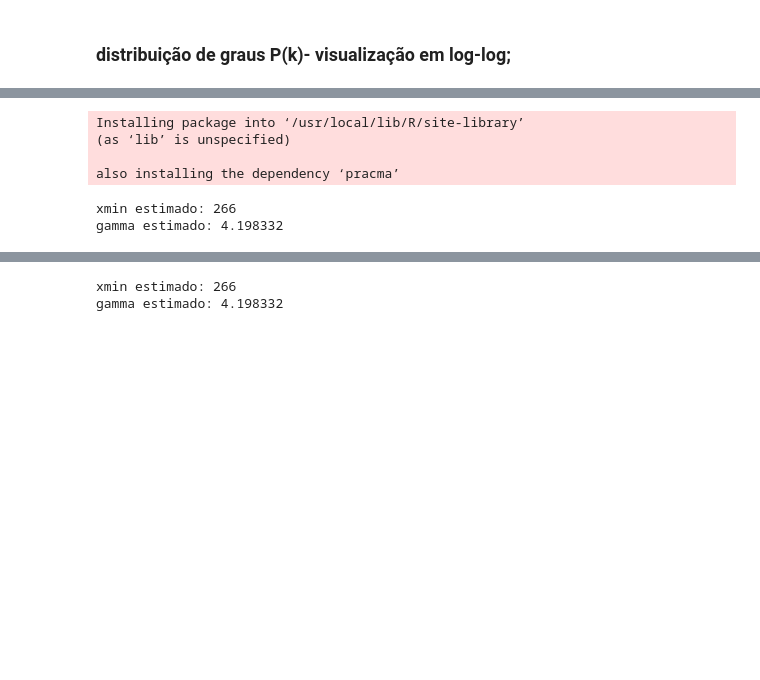
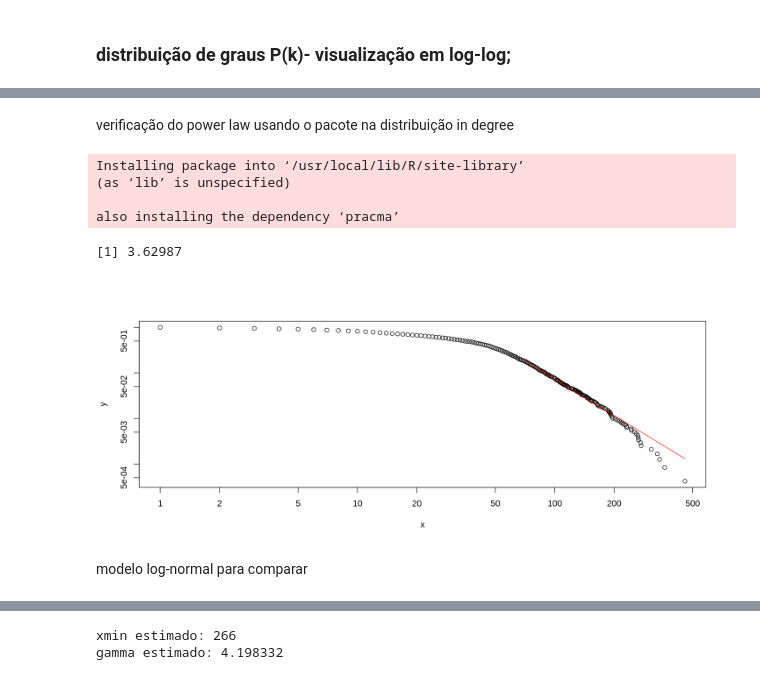
Before and after one commit to marinasantiago1718/WikipediaGraph, a Jupyter notebook: wikiVote.ipynb, the cells around one changed output, grey strips where cells are left out. Drawn from its saved outputs; the diff is of its cells as text; code cells hidden in the pictures; blank space fills up the shorter version.

```diff
--- a/wikiVote.ipynb
+++ b/wikiVote.ipynb
@@ -358,2 +308,4 @@ Expoente estimado (gamma): 1.296639
+# %% [markdown]
+verificação do power law usando o pacote na distribuição in degree
 # %%
 install.packages("poweRlaw")
@@ -362,28 +315,23 @@ Installing package into ‘/usr/local/lib/R/site-library’
 (as ‘lib’ is unspecified)
 
 also installing the dependency ‘pracma’
-# %%
-library(igraph)
-library(poweRlaw)
-
-dados <- read.table("Wiki-Vote-Clean.txt", header = FALSE, skip = 2)
-g <- graph_from_data_frame(dados, directed = TRUE)
-
-# vetor de graus
-graus <- degree(g, mode = "all")
-
-# criar objeto power law discreta
-pl <- displ$new(graus)
-
-# estimar xmin automaticamente
-est <- estimate_xmin(pl)
-
-# definir xmin estimado
-pl$setXmin(est)
-
-# resultados
-cat("xmin estimado:", est$xmin, "\n")
-cat("gamma estimado:", est$pars, "\n")
-# %% [output]
-xmin estimado: 266
-gamma estimado: 4.198332
+# %%
+# usar apenas k_in > 0 (zero não entra em power law)
+k_in_pos <- k_in[k_in > 0]
+pl_model <- displ$new(k_in_pos)
+
+est <- estimate_xmin(pl_model)
+pl_model$setXmin(est)
+
+est_par <- estimate_pars(pl_model)
+pl_model$setPars(est_par)
+gamma <- pl_model$pars
+gamma
+
+plot(pl_model)
+lines(pl_model, col="red")
+# %% [output]
+[1] 3.62987
+[figure, added]
+# %% [markdown]
+modelo log-normal para comparar
```
Also changed, not shown: parts of 7 cells of this notebook.
